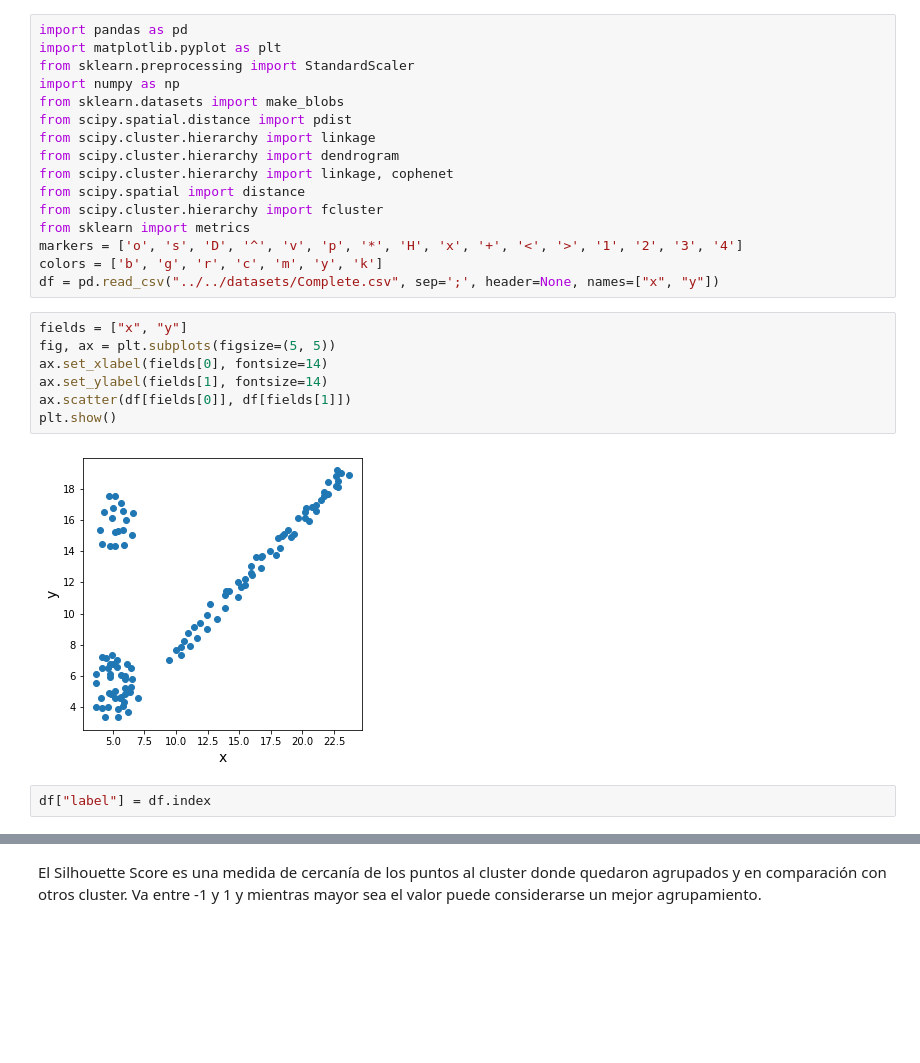
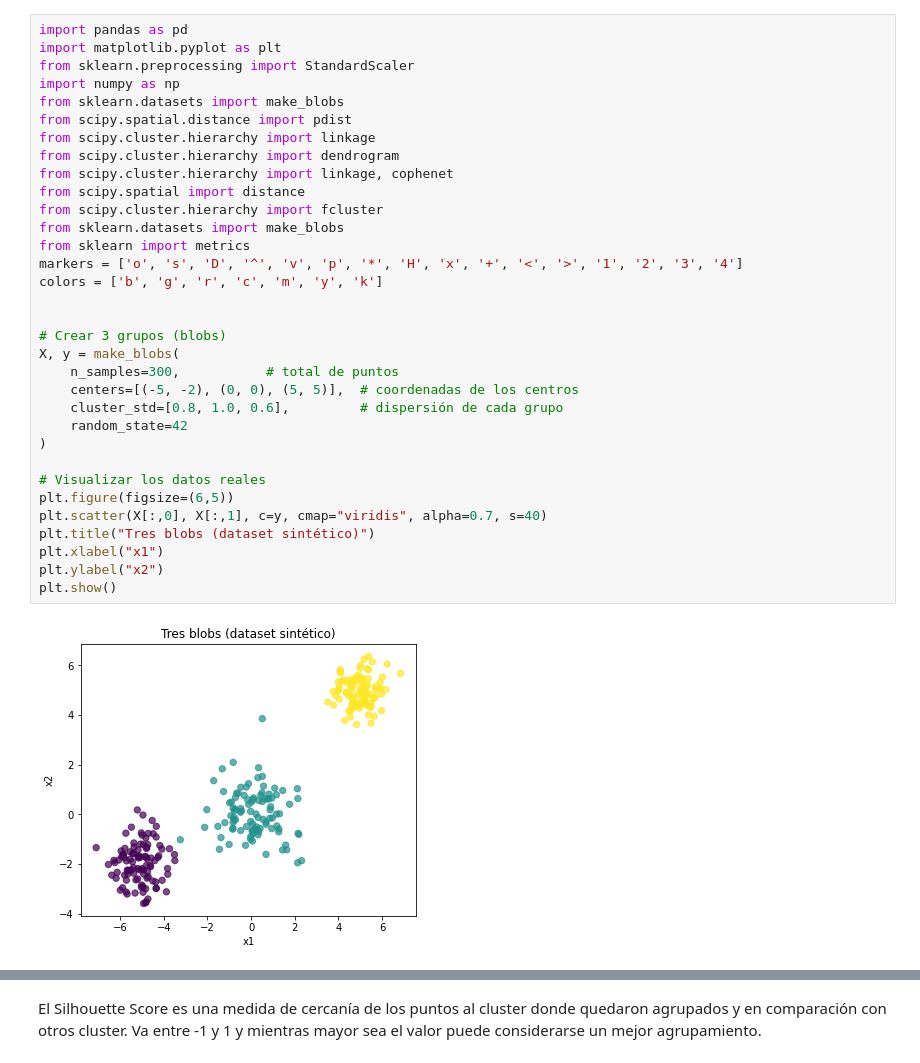
Before and after one commit to PabloSoligo2014/3670-UNLaM-CD, a Jupyter notebook: 04_Models/13_AgJerarquica/00-LabMethods.ipynb, the cells around one changed output, grey strips where cells are left out. Cells and saved outputs as stored; diff of their text form; blank space fills up the shorter version.

```diff
--- a/04_Models/13_AgJerarquica/00-LabMethods.ipynb
+++ b/04_Models/13_AgJerarquica/00-LabMethods.ipynb
@@ -1,27 +1,35 @@
 # %%
 import pandas as pd
 import matplotlib.pyplot as plt
 from sklearn.preprocessing import StandardScaler
 import numpy as np
 from sklearn.datasets import make_blobs
 from scipy.spatial.distance import pdist
 from scipy.cluster.hierarchy import linkage
 from scipy.cluster.hierarchy import dendrogram
 from scipy.cluster.hierarchy import linkage, cophenet
 from scipy.spatial import distance
 from scipy.cluster.hierarchy import fcluster
+from sklearn.datasets import make_blobs
 from sklearn import metrics
 markers = ['o', 's', 'D', '^', 'v', 'p', '*', 'H', 'x', '+', '<', '>', '1', '2', '3', '4']
 colors = ['b', 'g', 'r', 'c', 'm', 'y', 'k']
-df = pd.read_csv("../../datasets/Complete.csv", sep=';', header=None, names=["x", "y"])
+
+
+# Crear 3 grupos (blobs)
+X, y = make_blobs(
+    n_samples=300,           # total de puntos
+    centers=[(-5, -2), (0, 0), (5, 5)],  # coordenadas de los centros
+    cluster_std=[0.8, 1.0, 0.6],         # dispersión de cada grupo
+    random_state=42
+)
+
+# Visualizar los datos reales
+plt.figure(figsize=(6,5))
+plt.scatter(X[:,0], X[:,1], c=y, cmap="viridis", alpha=0.7, s=40)
+plt.title("Tres blobs (dataset sintético)")
+plt.xlabel("x1")
+plt.ylabel("x2")
+plt.show()
+# %% [output]
+[figure, added]
-# %%
-fields = ["x", "y"]
-fig, ax = plt.subplots(figsize=(5, 5))
-ax.set_xlabel(fields[0], fontsize=14)
-ax.set_ylabel(fields[1], fontsize=14)
-ax.scatter(df[fields[0]], df[fields[1]])
-plt.show()
-# %% [output]
-[figure, removed]
-# %%
-df["label"] = df.index
```
Also changed, not shown: parts of 18 cells of this notebook, 4 other files.
